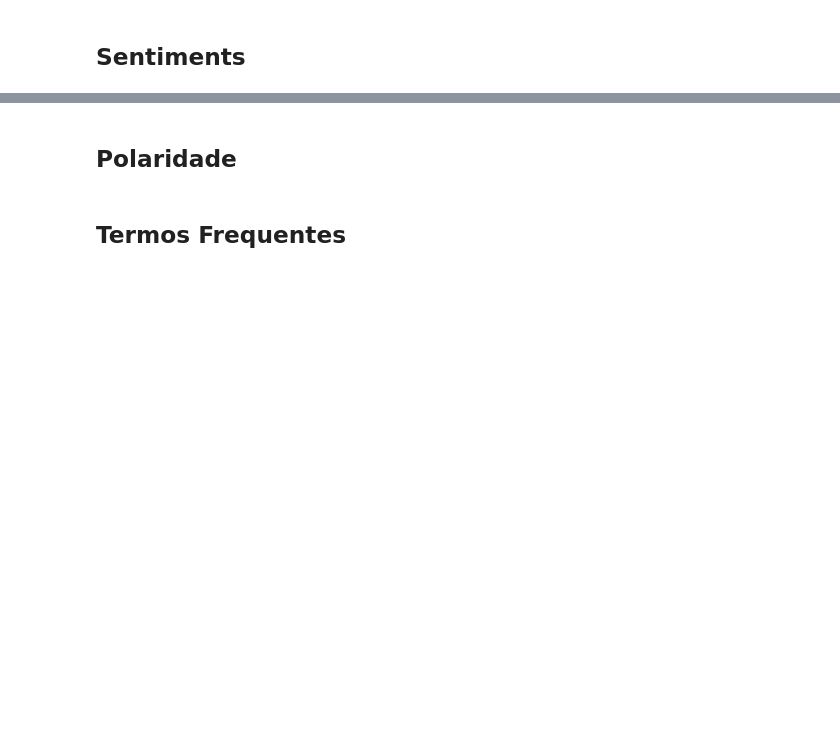
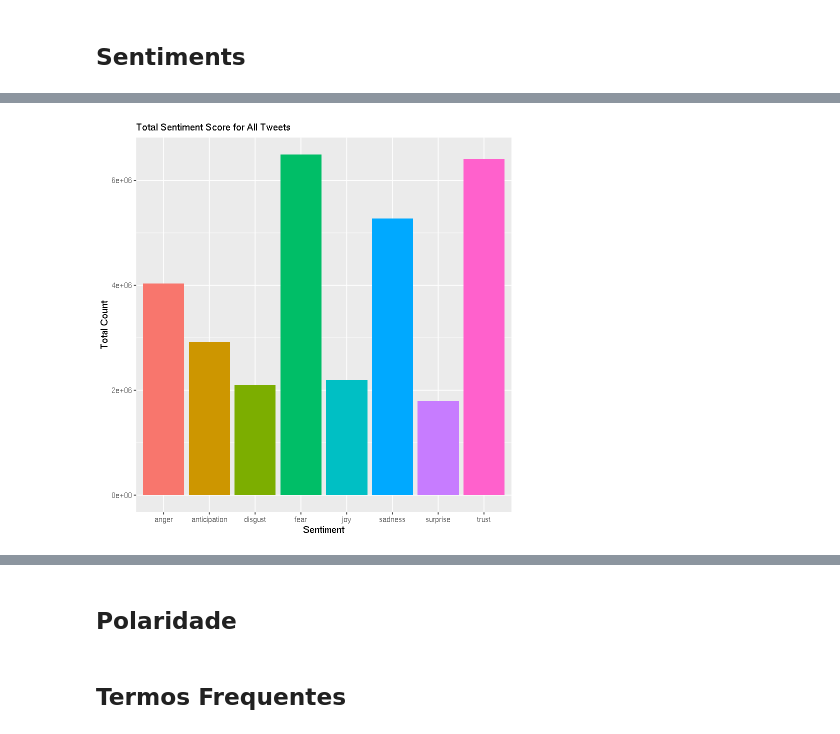
Before and after one commit to mtarcinalli/twitter-covid, a Jupyter notebook: 04_analise_tweets_R.ipynb, the cells around one changed output, grey strips where cells are left out. Cells and saved outputs as stored; diff of their text form; code cells hidden in the pictures; blank space fills up the shorter version.

Commit message:
nrc sentiment analysis

```diff
--- a/04_analise_tweets_R.ipynb
+++ b/04_analise_tweets_R.ipynb
@@ -156,7 +95,12 @@ tweets_bots_fr <- readRDS("data/tweets_bots_fr.rds")
 ## Sentiments
 # %%
 sentimentos <- function (tweets, lang) {
-    sentiments <- get_nrc_sentiment(tweets , language=lang)
+    cl <- makeCluster(detectCores() - 1)
+    clusterExport(cl = cl, c("get_nrc_sentiment"))
+    #bovary_sentiment_par <- get_sentiment(bovary_v, cl=cl)
+    #bovary_nrc_par <- get_sentiment(bovary_v, method='nrc', cl=cl)
+    sentiments <- get_nrc_sentiment(tweets , cl=cl, language=lang)
+    stopCluster(cl)
     tweets <- cbind(tweets, sentiments)
     sentimentTotals <- data.frame(colSums(tweets[,c(2:9)]))
     names(sentimentTotals) <- "count"
@@ -182,0 +115,7 @@ sent_bots_pt = sentimentos(tweets_bots_pt$tweet, "portuguese")
+# %%
+# tweets pt
+tweets <- readRDS("data/tweets_pt.rds")
+sent = sentimentos(tweets$tweet, "portuguese")
+saveRDS(sent, "data/sent_pt.rds")
+# %% [output]
+[figure, added]
```
Also changed, not shown: parts of 16 cells of this notebook, 1 other file.
